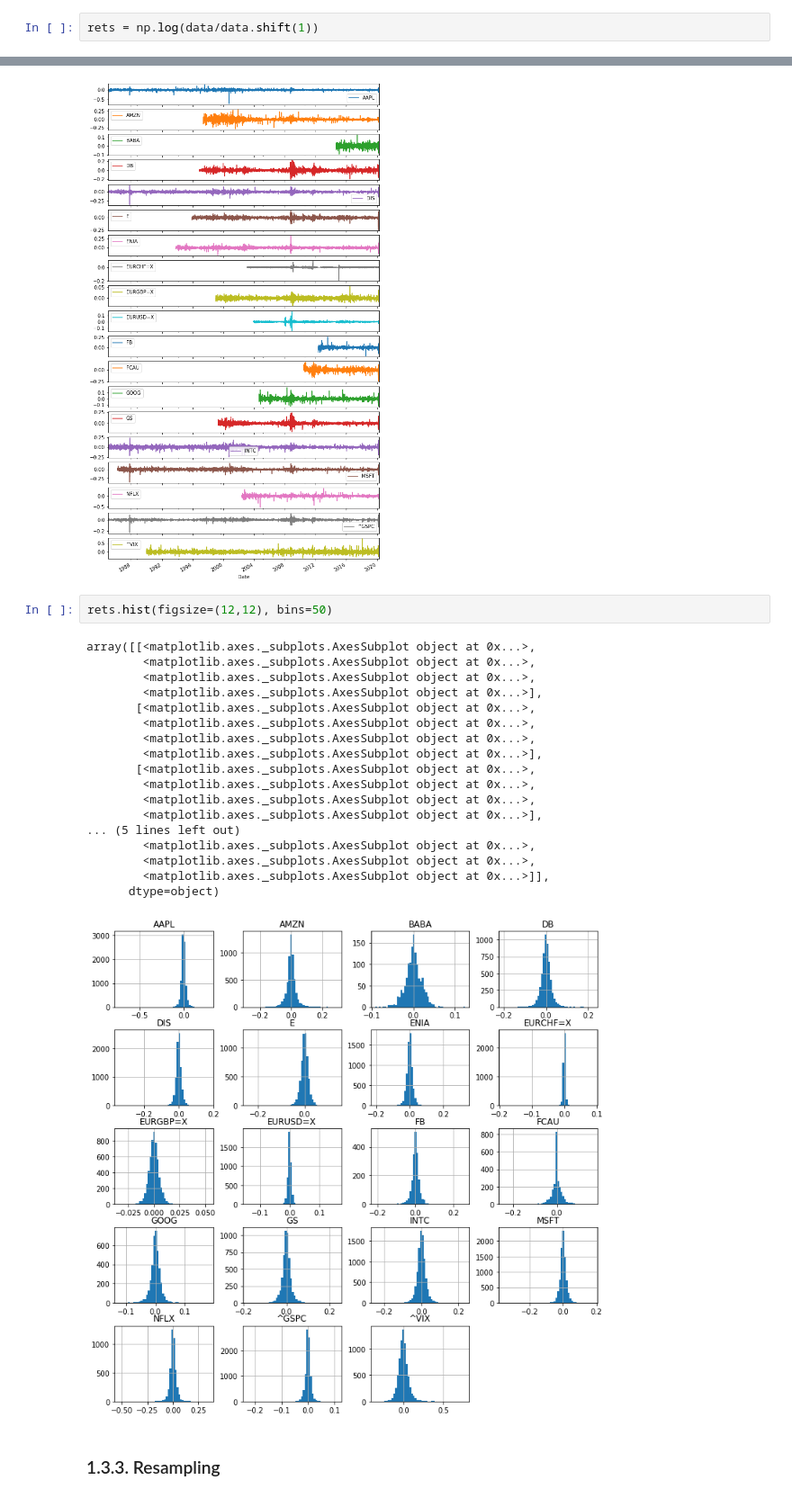
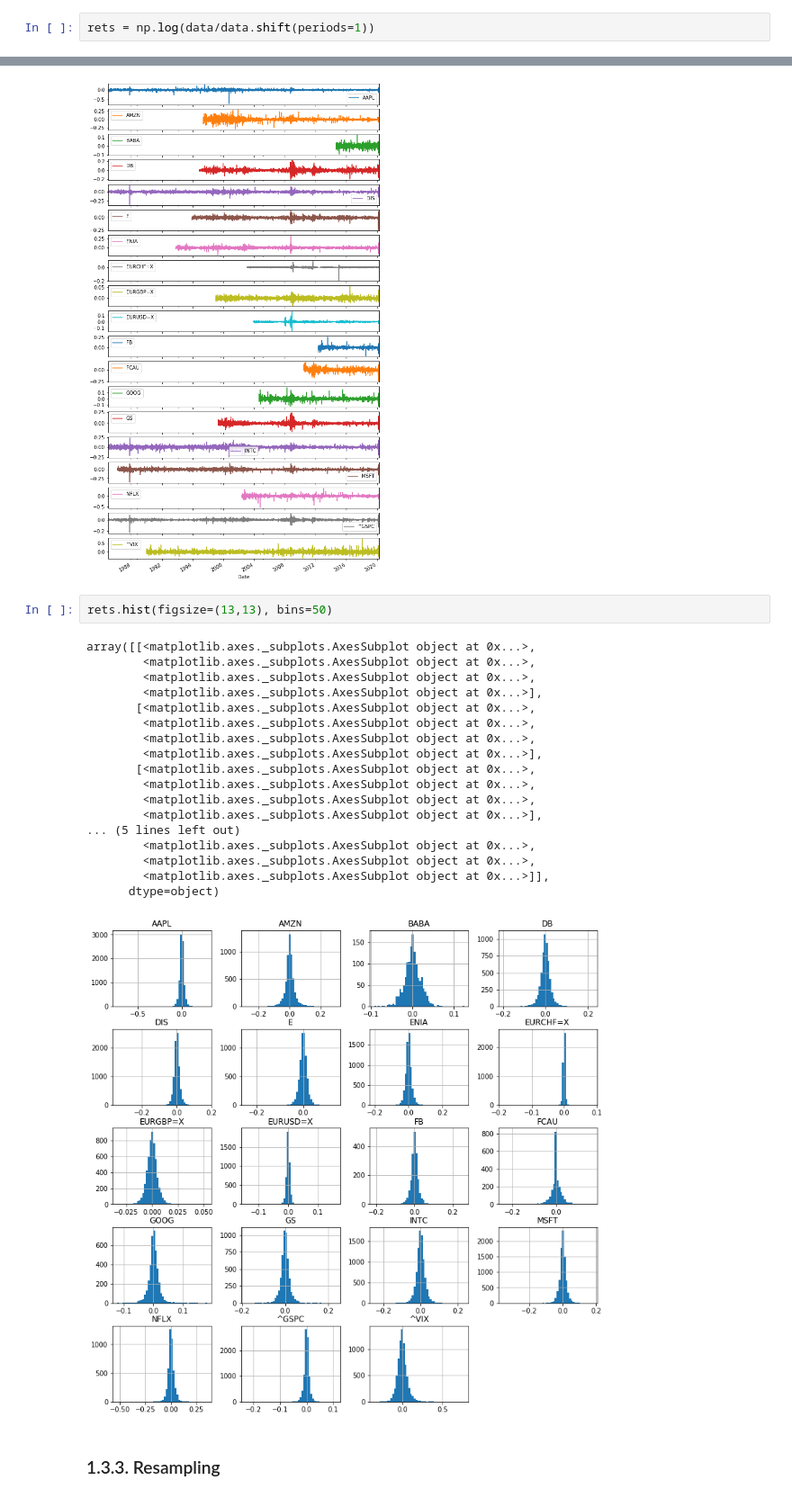
Before and after one commit to gabrielepompa88/IT-For-Business-And-Finance-2019-20, a Jupyter notebook: Notebooks/Data_Analysis___Financial_Time_Series.ipynb, the cells around one changed output, grey strips where cells are left out. Shown at 90% size. Drawn from its saved outputs; the diff is of its cells as text.

```diff
--- a/Notebooks/Data_Analysis___Financial_Time_Series.ipynb
+++ b/Notebooks/Data_Analysis___Financial_Time_Series.ipynb
@@ -704,5 +720,5 @@ $$
 # %%
-rets = np.log(data/data.shift(1))
+rets = np.log(data/data.shift(periods=1))
 # %%
 rets.tail().round(2)
 # %% [output]
@@ -738,25 +754,25 @@ array([<matplotlib.axes._subplots.AxesSubplot object at 0x...>,
       dtype=object)
 [figure]
 # %%
-rets.hist(figsize=(12,12), bins=50)
+rets.hist(figsize=(13,13), bins=50)
 # %% [output]
 array([[<matplotlib.axes._subplots.AxesSubplot object at 0x...>,
         <matplotlib.axes._subplots.AxesSubplot object at 0x...>,
         <matplotlib.axes._subplots.AxesSubplot object at 0x...>,
         <matplotlib.axes._subplots.AxesSubplot object at 0x...>],
        [<matplotlib.axes._subplots.AxesSubplot object at 0x...>,
         <matplotlib.axes._subplots.AxesSubplot object at 0x...>,
         <matplotlib.axes._subplots.AxesSubplot object at 0x...>,
         <matplotlib.axes._subplots.AxesSubplot object at 0x...>],
        [<matplotlib.axes._subplots.AxesSubplot object at 0x...>,
         <matplotlib.axes._subplots.AxesSubplot object at 0x...>,
         <matplotlib.axes._subplots.AxesSubplot object at 0x...>,
         <matplotlib.axes._subplots.AxesSubplot object at 0x...>],
 ... (5 lines left out)
         <matplotlib.axes._subplots.AxesSubplot object at 0x...>,
         <matplotlib.axes._subplots.AxesSubplot object at 0x...>,
         <matplotlib.axes._subplots.AxesSubplot object at 0x...>]],
       dtype=object)
-[figure, old version]
+[figure, new version]
 # %% [markdown]
 ### 1.3.3. Resampling <a name="resampling"></a>
```
Also changed, not shown: parts of 30 cells of this notebook.
